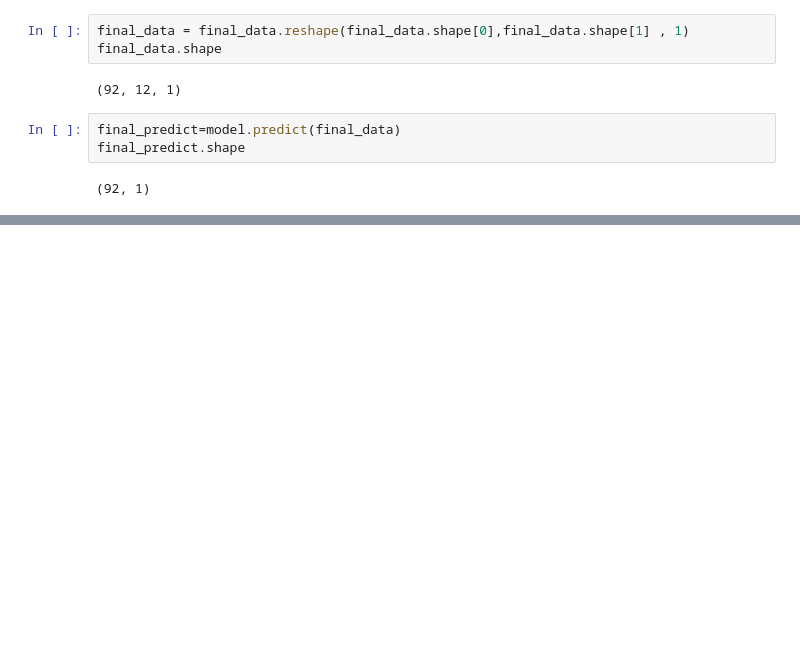
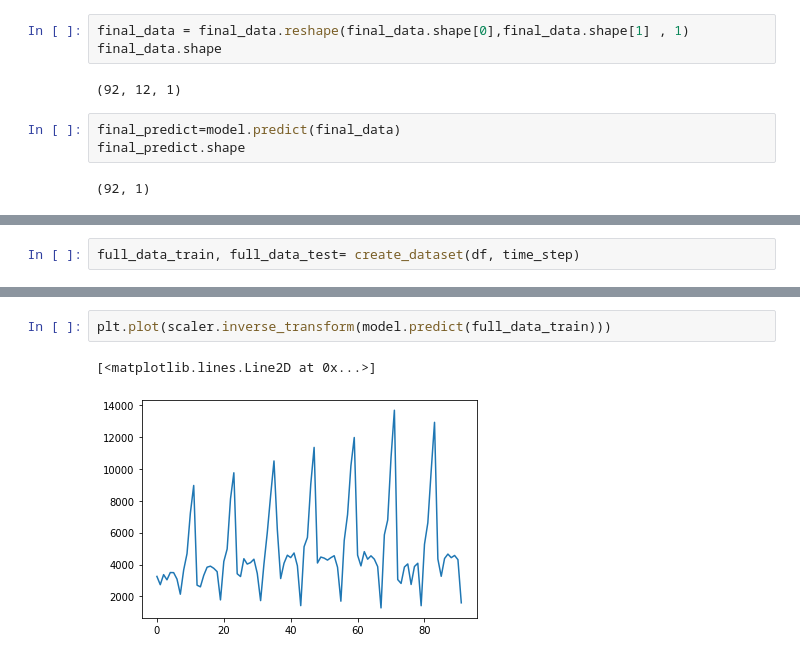
Before and after one commit to gauravpks/dl-repo, a Jupyter notebook: RNN/ARIMA_And_Seasonal_ARIMA.ipynb, the cells around one changed output, grey strips where cells are left out. Drawn from its saved outputs; the diff is of its cells as text; blank space fills up the shorter version.

```diff
--- a/RNN/ARIMA_And_Seasonal_ARIMA.ipynb
+++ b/RNN/ARIMA_And_Seasonal_ARIMA.ipynb
@@ -552,0 +558,2 @@ plt.show()
+# %%
+full_data_train, full_data_test= create_dataset(df, time_step)
@@ -552,0 +649,5 @@ plt.show()
+# %%
+plt.plot(scaler.inverse_transform(model.predict(full_data_train)))
+# %% [output]
+[<matplotlib.lines.Line2D at 0x...>]
+[figure, added]
```
Also changed, not shown: parts of 24 cells of this notebook.
